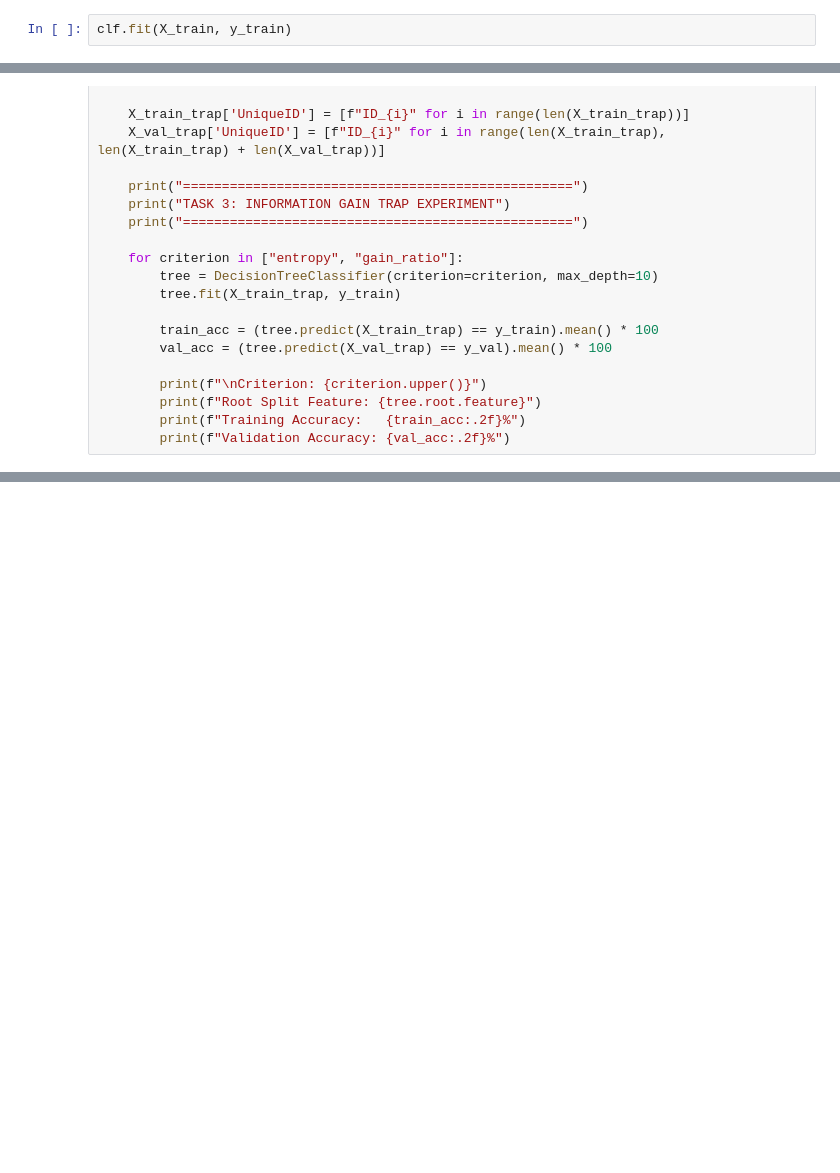
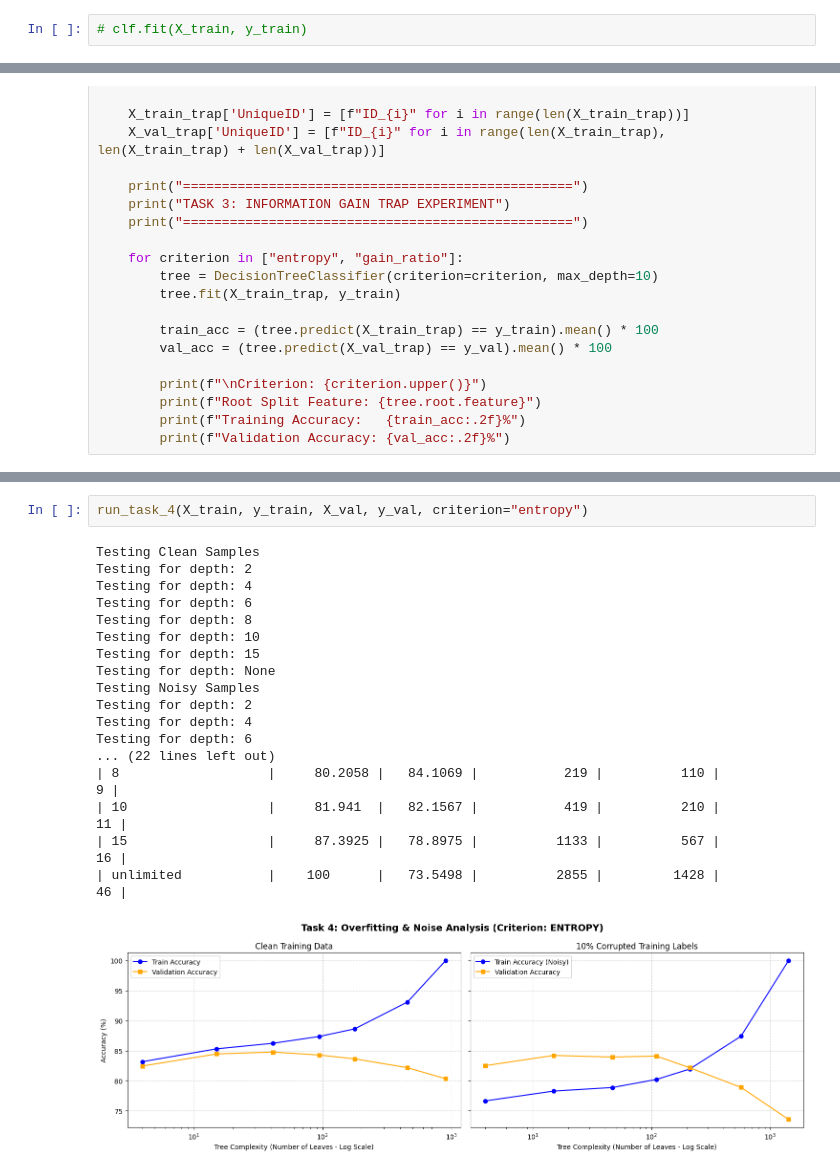
Before and after one commit to Enthusiast101/APR, a Jupyter notebook: task.ipynb, the cells around one changed output, grey strips where cells are left out. Cells and saved outputs as stored; diff of their text form; blank space fills up the shorter version.

```diff
--- a/task.ipynb
+++ b/task.ipynb
@@ -633,2 +681,2 @@ clf = DecisionTreeClassifier(
 # %%
-clf.fit(X_train, y_train)
+# clf.fit(X_train, y_train)
@@ -1012,0 +1102,21 @@ class DecisionTree:
+# %%
+run_task_4(X_train, y_train, X_val, y_val, criterion="entropy")
+# %% [output]
+Testing Clean Samples
+Testing for depth: 2
+Testing for depth: 4
+Testing for depth: 6
+Testing for depth: 8
+Testing for depth: 10
+Testing for depth: 15
+Testing for depth: None
+Testing Noisy Samples
+Testing for depth: 2
+Testing for depth: 4
+Testing for depth: 6
+... (22 lines left out)
+| 8                   |     80.2058 |   84.1069 |           219 |          110 |                  9 |
+| 10                  |     81.941  |   82.1567 |           419 |          210 |                 11 |
+| 15                  |     87.3925 |   78.8975 |          1133 |          567 |                 16 |
+| unlimited           |    100      |   73.5498 |          2855 |         1428 |                 46 |
+[figure, added]
```
Also changed, not shown: parts of 27 cells of this notebook.
